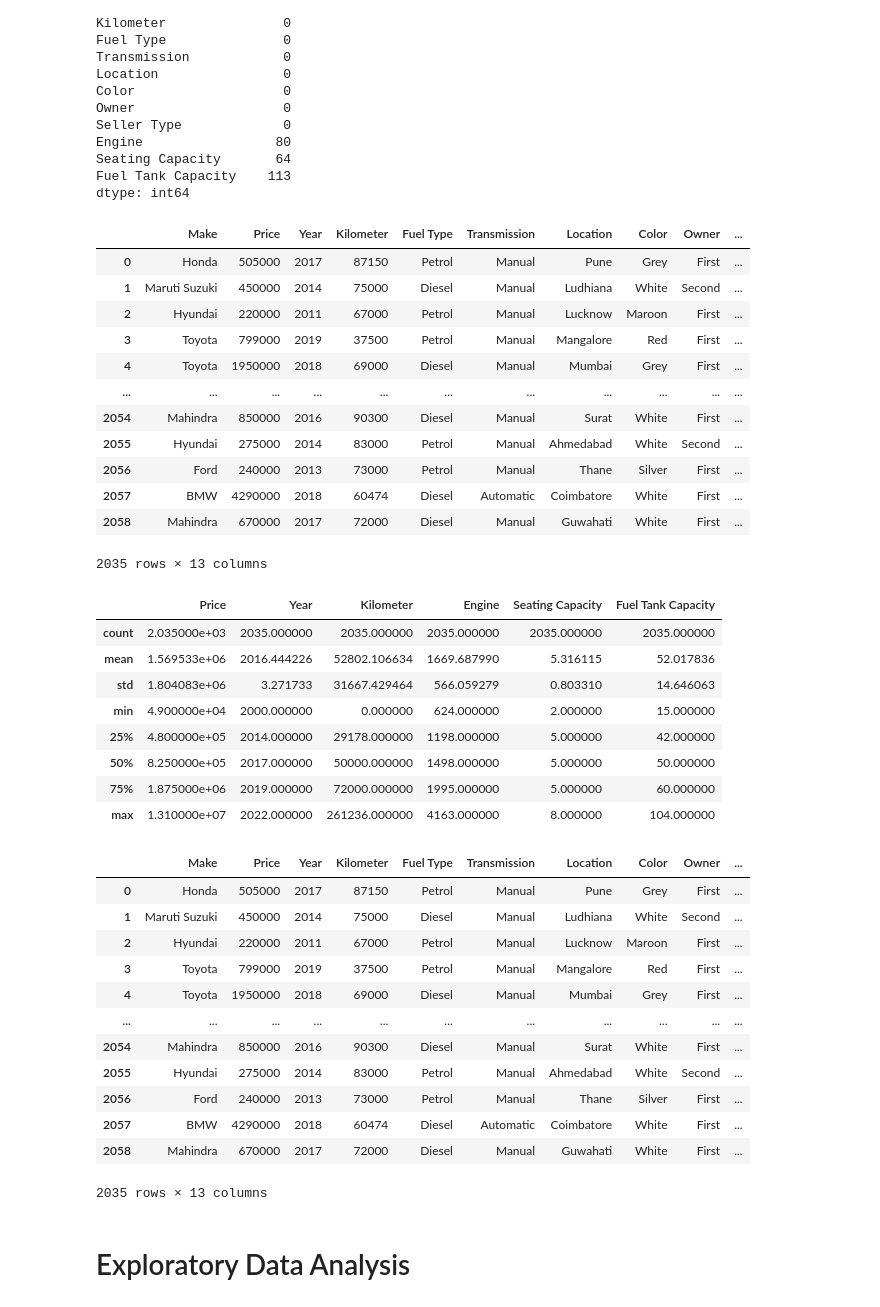
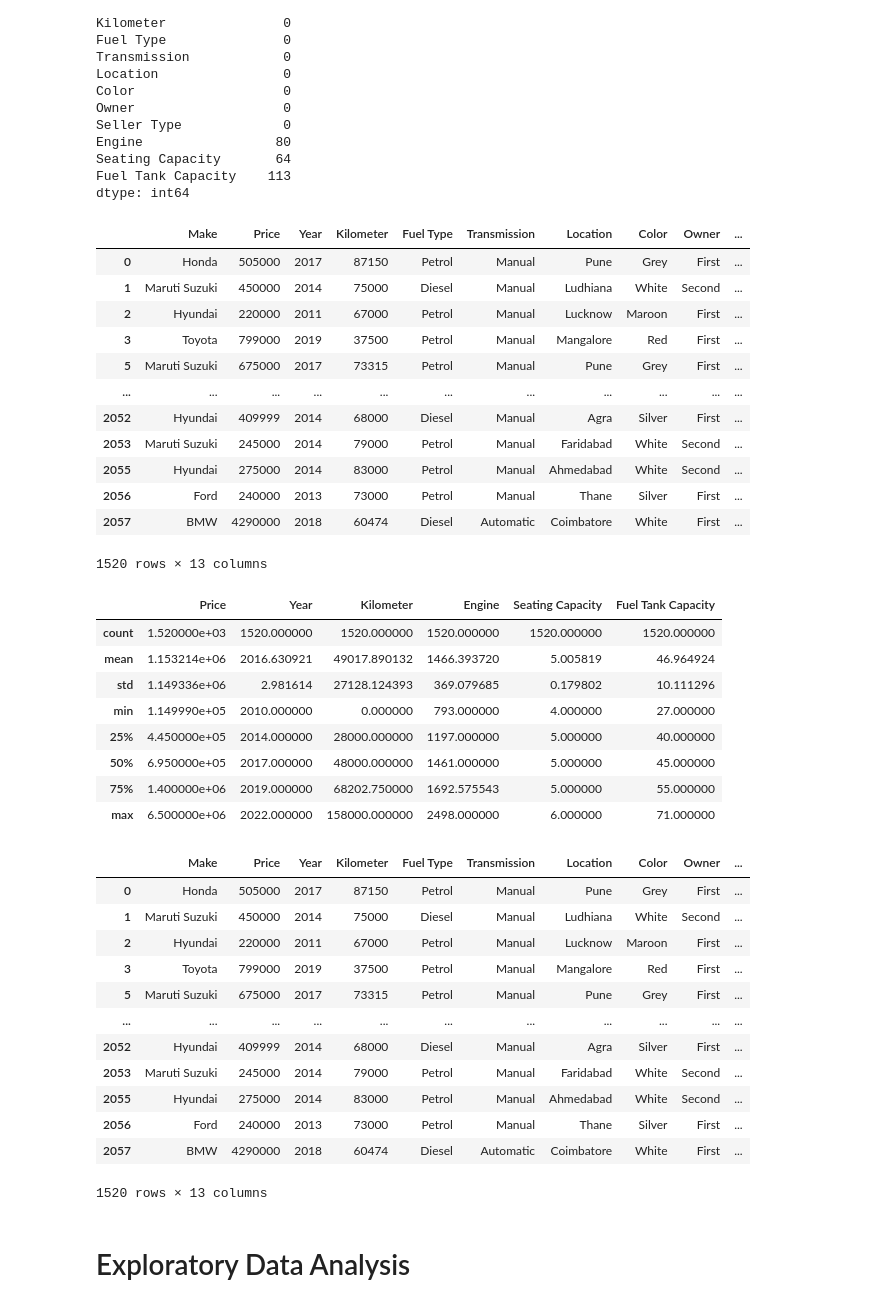
Before and after one commit to alphacrypto246/Old-Car-Price-Prediction, a Jupyter notebook: main.ipynb, the cells around one changed output. Drawn from its saved outputs; the diff is of its cells as text; code cells hidden in the pictures.

```diff
--- a/main.ipynb
+++ b/main.ipynb
@@ -82,41 +82,41 @@ imputer = KNNImputer(n_neighbors=5)
 df[missingval_col] = imputer.fit_transform(df[missingval_col])
 # %%
 target_col = df.select_dtypes(include=['float', 'int'])
-def outlier_handler(df, col, threshold=5):
+def outlier_handler(df, col, threshold=2):
     z_scores = np.abs((df[col] - df[col].mean()) / df[col].std())  # Calculate Z-scores for the specified column
     df = df[z_scores < threshold]  # Keep rows where Z-score is below the threshold for the column
     return df
 
 for col in target_col:
     df = outlier_handler(df, col)
 
 df
 # %% [output]
 |  | Make | Price | Year | Kilometer | Fuel Type | Transmission | Location | Color | Owner | ... |
 | 0 | Honda | 505000 | 2017 | 87150 | Petrol | Manual | Pune | Grey | First | ... |
 | 1 | Maruti Suzuki | 450000 | 2014 | 75000 | Diesel | Manual | Ludhiana | White | Second | ... |
 | 2 | Hyundai | 220000 | 2011 | 67000 | Petrol | Manual | Lucknow | Maroon | First | ... |
 | 3 | Toyota | 799000 | 2019 | 37500 | Petrol | Manual | Mangalore | Red | First | ... |
-| 4 | Toyota | 1950000 | 2018 | 69000 | Diesel | Manual | Mumbai | Grey | First | ... |
+| 5 | Maruti Suzuki | 675000 | 2017 | 73315 | Petrol | Manual | Pune | Grey | First | ... |
 | ... | ... | ... | ... | ... | ... | ... | ... | ... | ... | ... |
-| 2054 | Mahindra | 850000 | 2016 | 90300 | Diesel | Manual | Surat | White | First | ... |
+| 2052 | Hyundai | 409999 | 2014 | 68000 | Diesel | Manual | Agra | Silver | First | ... |
+| 2053 | Maruti Suzuki | 245000 | 2014 | 79000 | Petrol | Manual | Faridabad | White | Second | ... |
 | 2055 | Hyundai | 275000 | 2014 | 83000 | Petrol | Manual | Ahmedabad | White | Second | ... |
 | 2056 | Ford | 240000 | 2013 | 73000 | Petrol | Manual | Thane | Silver | First | ... |
 | 2057 | BMW | 4290000 | 2018 | 60474 | Diesel | Automatic | Coimbatore | White | First | ... |
-| 2058 | Mahindra | 670000 | 2017 | 72000 | Diesel | Manual | Guwahati | White | First | ... |
-2035 rows × 13 columns
+1520 rows × 13 columns
 # %%
 df.describe()
 # %% [output]
 |  | Price | Year | Kilometer | Engine | Seating Capacity | Fuel Tank Capacity |
-| count | 2.035000e+03 | 2035.000000 | 2035.000000 | 2035.000000 | 2035.000000 | 2035.000000 |
-| mean | 1.569533e+06 | 2016.444226 | 52802.106634 | 1669.687990 | 5.316115 | 52.017836 |
-| std | 1.804083e+06 | 3.271733 | 31667.429464 | 566.059279 | 0.803310 | 14.646063 |
-| min | 4.900000e+04 | 2000.000000 | 0.000000 | 624.000000 | 2.000000 | 15.000000 |
-| 25% | 4.800000e+05 | 2014.000000 | 29178.000000 | 1198.000000 | 5.000000 | 42.000000 |
-| 50% | 8.250000e+05 | 2017.000000 | 50000.000000 | 1498.000000 | 5.000000 | 50.000000 |
-| 75% | 1.875000e+06 | 2019.000000 | 72000.000000 | 1995.000000 | 5.000000 | 60.000000 |
-| max | 1.310000e+07 | 2022.000000 | 261236.000000 | 4163.000000 | 8.000000 | 104.000000 |
+| count | 1.520000e+03 | 1520.000000 | 1520.000000 | 1520.000000 | 1520.000000 | 1520.000000 |
+| mean | 1.153214e+06 | 2016.630921 | 49017.890132 | 1466.393720 | 5.005819 | 46.964924 |
+| std | 1.149336e+06 | 2.981614 | 27128.124393 | 369.079685 | 0.179802 | 10.111296 |
+| min | 1.149990e+05 | 2010.000000 | 0.000000 | 793.000000 | 4.000000 | 27.000000 |
+| 25% | 4.450000e+05 | 2014.000000 | 28000.000000 | 1197.000000 | 5.000000 | 40.000000 |
+| 50% | 6.950000e+05 | 2017.000000 | 48000.000000 | 1461.000000 | 5.000000 | 45.000000 |
+| 75% | 1.400000e+06 | 2019.000000 | 68202.750000 | 1692.575543 | 5.000000 | 55.000000 |
+| max | 6.500000e+06 | 2022.000000 | 158000.000000 | 2498.000000 | 6.000000 | 71.000000 |
 # %%
 df
 # %% [output]
@@ -125,14 +125,14 @@ df
 | 1 | Maruti Suzuki | 450000 | 2014 | 75000 | Diesel | Manual | Ludhiana | White | Second | ... |
 | 2 | Hyundai | 220000 | 2011 | 67000 | Petrol | Manual | Lucknow | Maroon | First | ... |
 | 3 | Toyota | 799000 | 2019 | 37500 | Petrol | Manual | Mangalore | Red | First | ... |
-| 4 | Toyota | 1950000 | 2018 | 69000 | Diesel | Manual | Mumbai | Grey | First | ... |
+| 5 | Maruti Suzuki | 675000 | 2017 | 73315 | Petrol | Manual | Pune | Grey | First | ... |
 | ... | ... | ... | ... | ... | ... | ... | ... | ... | ... | ... |
-| 2054 | Mahindra | 850000 | 2016 | 90300 | Diesel | Manual | Surat | White | First | ... |
+| 2052 | Hyundai | 409999 | 2014 | 68000 | Diesel | Manual | Agra | Silver | First | ... |
+| 2053 | Maruti Suzuki | 245000 | 2014 | 79000 | Petrol | Manual | Faridabad | White | Second | ... |
 | 2055 | Hyundai | 275000 | 2014 | 83000 | Petrol | Manual | Ahmedabad | White | Second | ... |
 | 2056 | Ford | 240000 | 2013 | 73000 | Petrol | Manual | Thane | Silver | First | ... |
 | 2057 | BMW | 4290000 | 2018 | 60474 | Diesel | Automatic | Coimbatore | White | First | ... |
-| 2058 | Mahindra | 670000 | 2017 | 72000 | Diesel | Manual | Guwahati | White | First | ... |
-2035 rows × 13 columns
+1520 rows × 13 columns
 # %% [markdown]
 # Exploratory Data Analysis
 # %%
```
Also changed, not shown: parts of 6 cells of this notebook.
